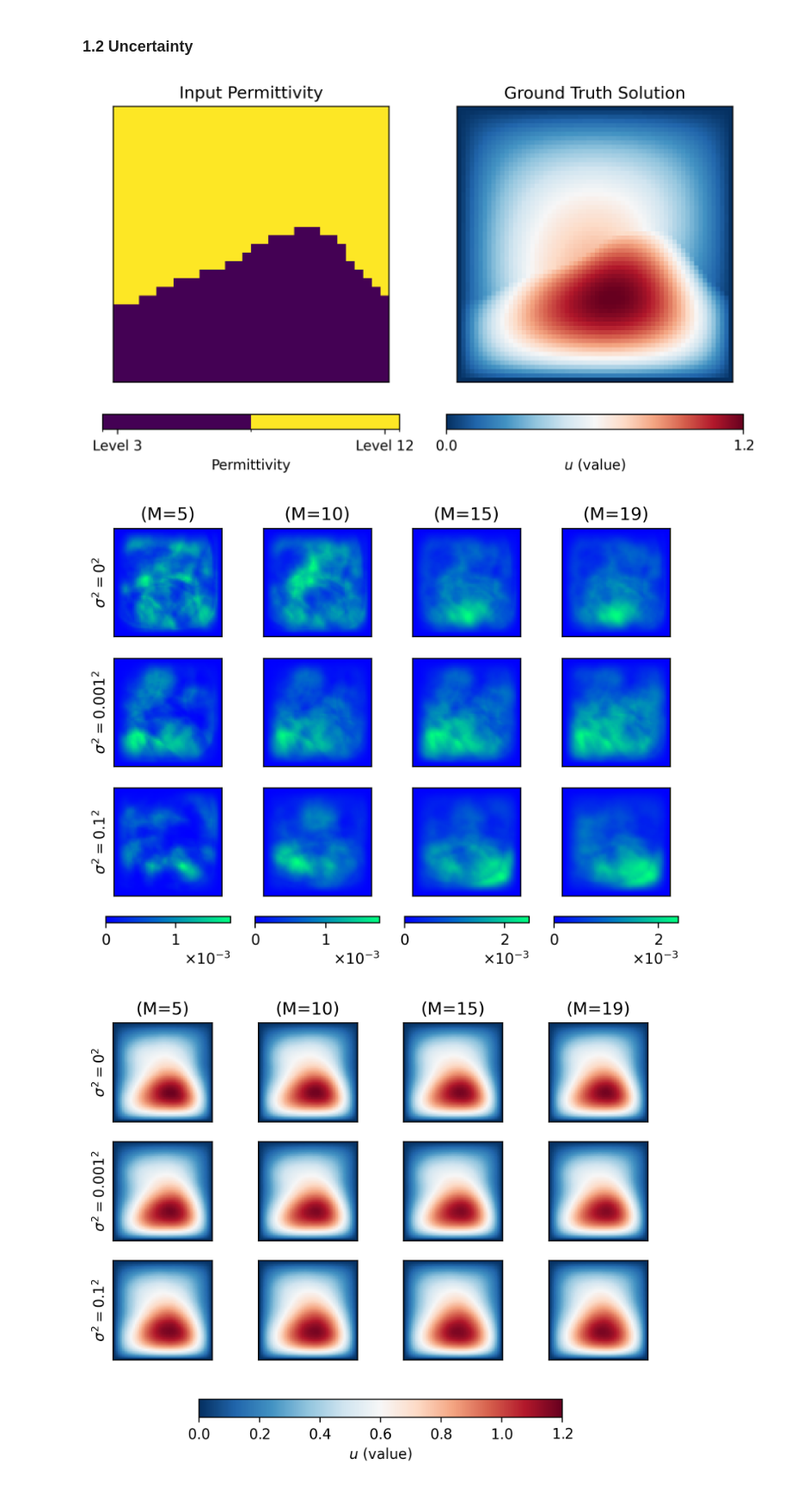
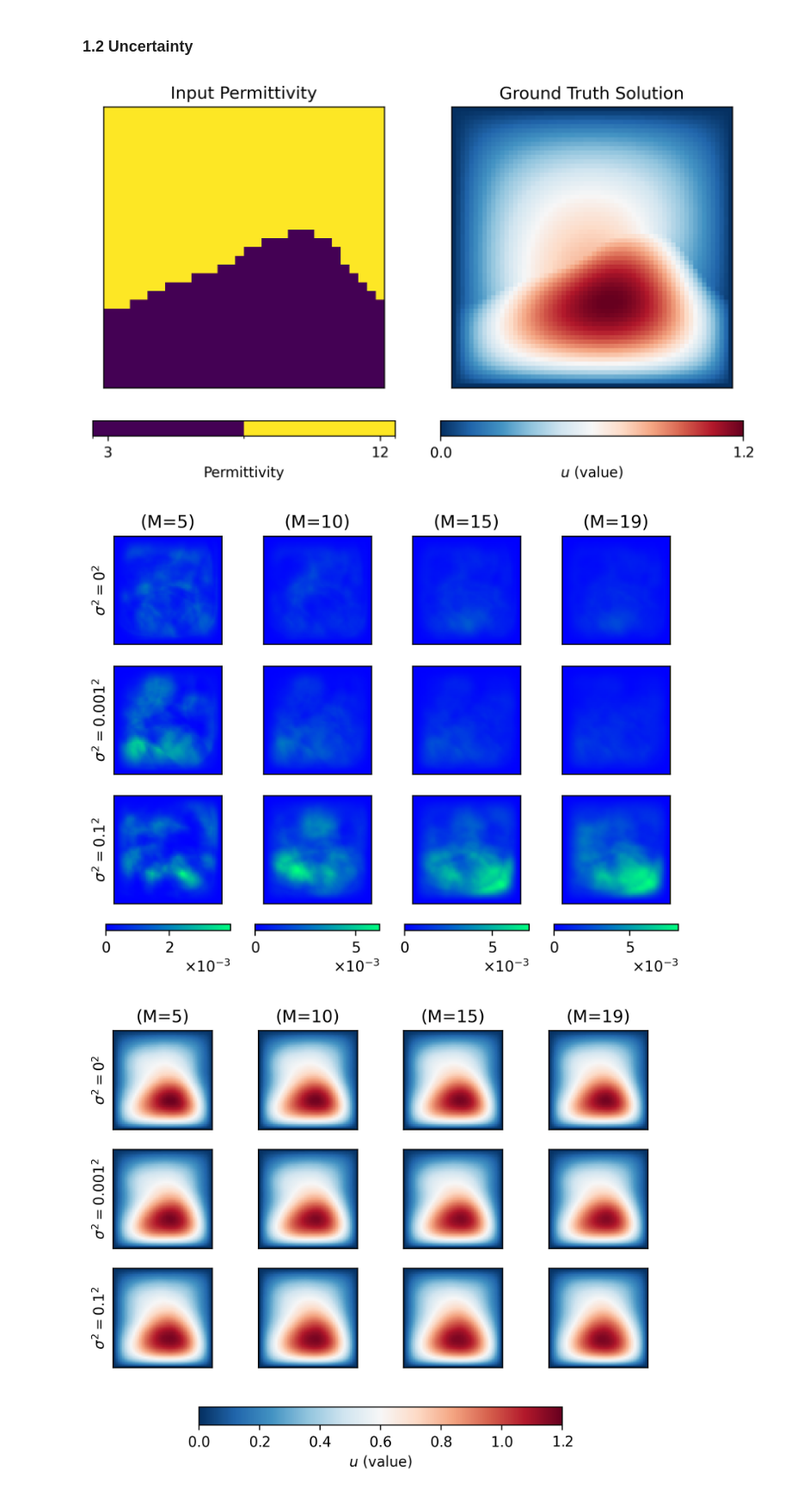
Before and after one commit to TheoHanon/NeuralFlow, a Jupyter notebook: Experiments/Darcy Flow/nf_operator_learn.ipynb, the cells around one changed output. Shown at 86% size. Saved outputs shown, nothing was run; the diff lists cells and outputs as text; code cells hidden in the pictures.

Commit message:
modif plot

```diff
--- a/Experiments/Darcy Flow/nf_operator_learn.ipynb
+++ b/Experiments/Darcy Flow/nf_operator_learn.ipynb
@@ -69,7 +69,7 @@ plt.show()
 # %% [markdown]
 ### 1.2 Uncertainty
 # %%
-TEST_SAMPLE = 4
+TEST_SAMPLE = 5
 # %%
 gt_nn = np.load(f"results/nn/gt.npz")
 gt_n1 = np.load(f"results/n1/gt.npz")
@@ -101,7 +101,7 @@ cbar1 = fig.colorbar(
     pad=0.1,
     ticks=levels_a  # Set discrete ticks
 )
-cbar1.set_ticklabels([f"Level {lvl}" for lvl in levels_a])  # Add custom tick labels
+cbar1.set_ticklabels([f"{lvl}" for lvl in levels_a])  # Add custom tick labels
 cbar1.set_label("Permittivity", fontsize=10)
 
 # Subplot 2: "u" data with continuous colorbar
@@ -130,14 +130,33 @@ cbar2.set_label(r"$u$ (value)", fontsize=10)
 plt.tight_layout()
 plt.show()
 # %% [output]
-[figure, old version]
+[figure, new version]
 # %%
 sigmas = [0, 1e-3, 1e-1]
-
 
 fig, axs = plt.subplots(3, 4, figsize=(7, 5), dpi=300)
 axs = axs.T  # Transpose for column-wise alignment
 
+# Initialize vmin and vmax dictionaries for each column
+vmin_dict = {}
+vmax_dict = {}
+
+# Compute vmin and vmax for each column
+for ii, i in enumerate([5, 10, 15, 19]):
+    res_no_noises = np.load(f"results/nn/{i}.npz")
+    res_noises1 = np.load(f"results/n1/{i}.npz")
+    res_noises2 = np.load(f"results/n2/{i}.npz")
+
+    # Predictions
+    std_pred_nn = res_no_noises["std_pred_DP"][TEST_SAMPLE][-1]
+    std_pred_n1 = res_noises1["std_pred_DP"][TEST_SAMPLE][-1]
+    std_pred_n2 = res_noises2["std_pred_DP"][TEST_SAMPLE][-1]
+
+    # Find min and max values for the column
+    vmin_dict[ii] = min(std_pred_nn.min(), std_pred_n1.min(), std_pred_n2.min())
+    vmax_dict[ii] = max(std_pred_nn.max(), std_pred_n1.max(), std_pred_n2.max())
+
+# Plot the data
 for ii, i in enumerate([5, 10, 15, 19]):
     ax1, ax2, ax3 = axs[ii]
 
@@ -154,45 +173,51 @@ for ii, i in enumerate([5, 10, 15, 19]):
     std_n1 = tf.reshape(std_pred_n1, (64, 64))
     std_n2 = tf.reshape(std_pred_n2, (64, 64))
 
+    # Use consistent vmin and vmax for the column
+    vmin = vmin_dict[ii]
+    vmax = vmax_dict[ii]
+
     # Plot the data
-    im1 = ax1.imshow(std_nn, cmap="winter")
+    im1 = ax1.imshow(std_nn, cmap="winter", vmin=vmin, vmax=vmax)
     ax1.set_xticks([])
     ax1.set_yticks([])
     ax1.set_title(f"(M={i})")
 
-    im2 = ax2.imshow(std_n1, cmap="winter")
+    im2 = ax2.imshow(std_n1, cmap="winter", vmin=vmin, vmax=vmax)
     ax2.set_xticks([])
     ax2.set_yticks([])
 
-    im3 = ax3.imshow(std_n2, cmap="winter")
+    im3 = ax3.imshow(std_n2, cmap="winter", vmin=vmin, vmax=vmax)
     ax3.set_xticks([])
     ax3.set_yticks([])
 
     # Add row labels
     if ii == 0:
         ax1.set_ylabel(fr"$\sigma^2 = {sigmas[0]}^2$")
         ax2.set_ylabel(fr"$\sigma^2 = {sigmas[1]}^2$")
         ax3.set_ylabel(fr"$\sigma^2 = {sigmas[2]}^2$")
 
 # Add colorbars below each column
 for ii, ax_col in enumerate(axs):
+    im = ax_col[0].get_images()[0]  # Access the first imshow object in the column
     cbar = fig.colorbar(
-        ax_col[0].get_images()[0],  # Access the first imshow object in the column
+        im,
         ax=ax_col,
         orientation="horizontal",
         fraction=0.046,
         pad=0.05
     )
     cbar.formatter = ticker.ScalarFormatter(useMathText=True)
     cbar.formatter.set_powerlimits((-2, 2))
     cbar.update_ticks()
     # cbar.set_label(r"$\sigma$ (std)", fontsize=10)
 
+
 # plt.tight_layout()
 plt.savefig(SOURCE_PATH + f"u_std_{TEST_SAMPLE}_DP.pdf")
 plt.show()
 # %% [output]
-[figure, old version]
+[figure, new version]
 # %%
 sigmas = [0, 1e-3, 1e-1]
 fig, axs = plt.subplots(3, 4, figsize=(7, 5), dpi=300)
```
Also changed, not shown: parts of 6 cells of this notebook.
